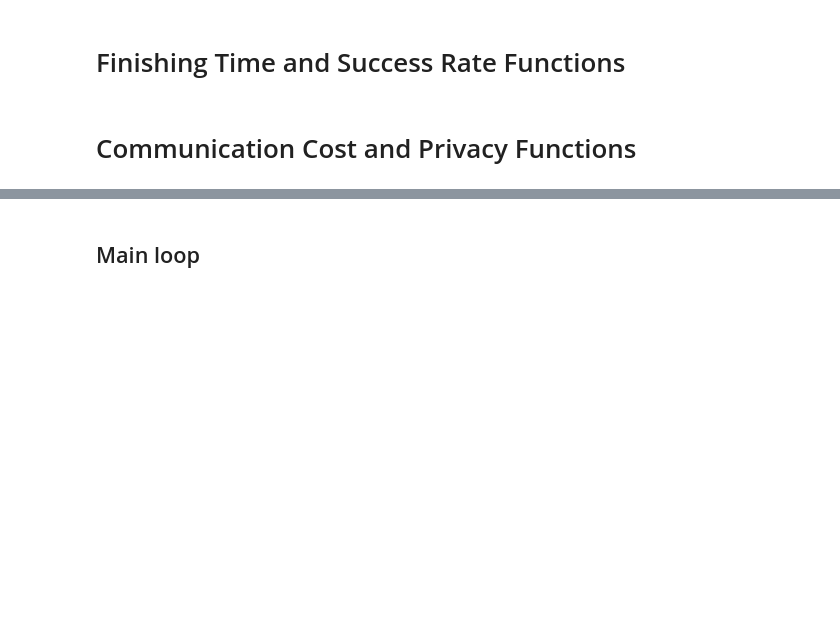
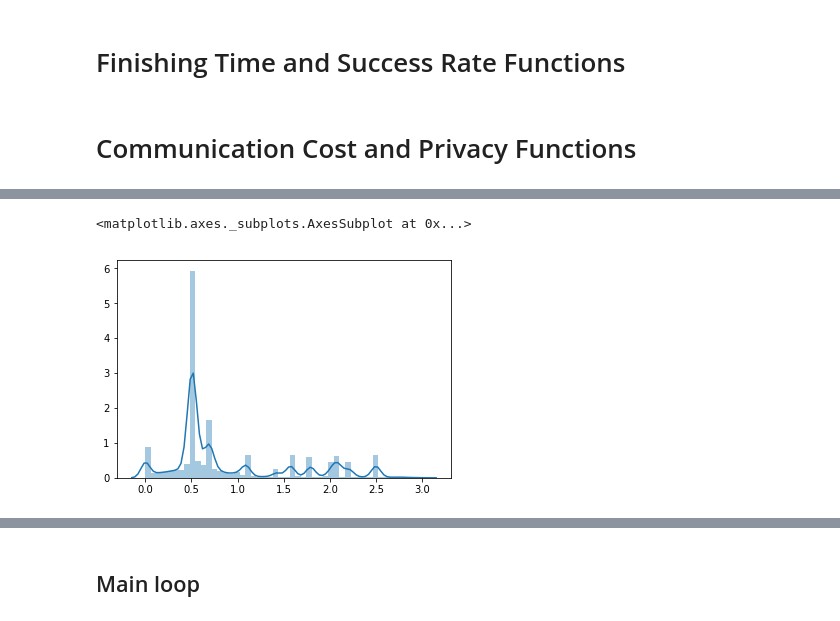
Before and after one commit to edcafenet/data_analysis_merkle_tree_experiments, a Jupyter notebook: ROSBAG Analysis (Real-robot experiments).ipynb, the cells around one changed output, grey strips where cells are left out. Saved outputs shown, nothing was run; the diff lists cells and outputs as text; code cells hidden in the pictures; blank space fills up the shorter version.

```diff
--- a/ROSBAG Analysis (Real-robot experiments).ipynb
+++ b/ROSBAG Analysis (Real-robot experiments).ipynb
@@ -161,0 +278,5 @@ def PrivacyCoefficient(INITIAL_ID, NUMBER_OF_ROBOTS, NUMBER_OF_LEAVES, DF):
+# %%
+sns.distplot(upper)
+# %% [output]
+<matplotlib.axes._subplots.AxesSubplot at 0x...>
+[figure, added]
```
Also changed, not shown: parts of 19 cells of this notebook, 2 other files.
